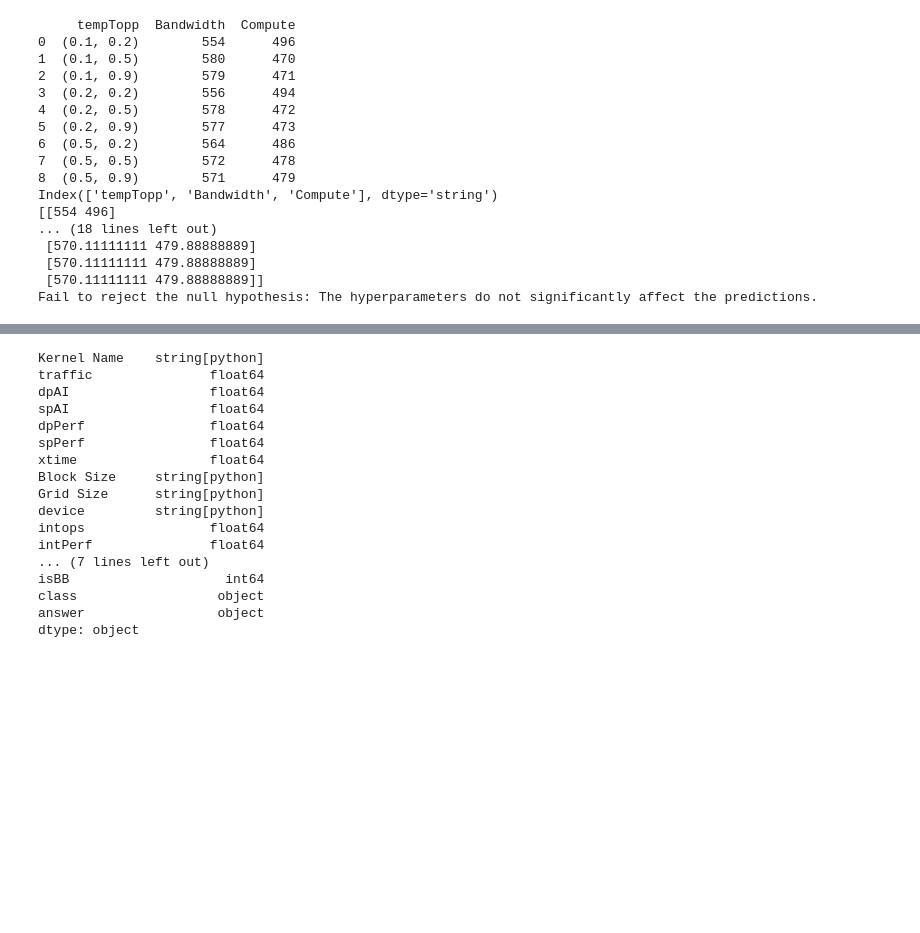
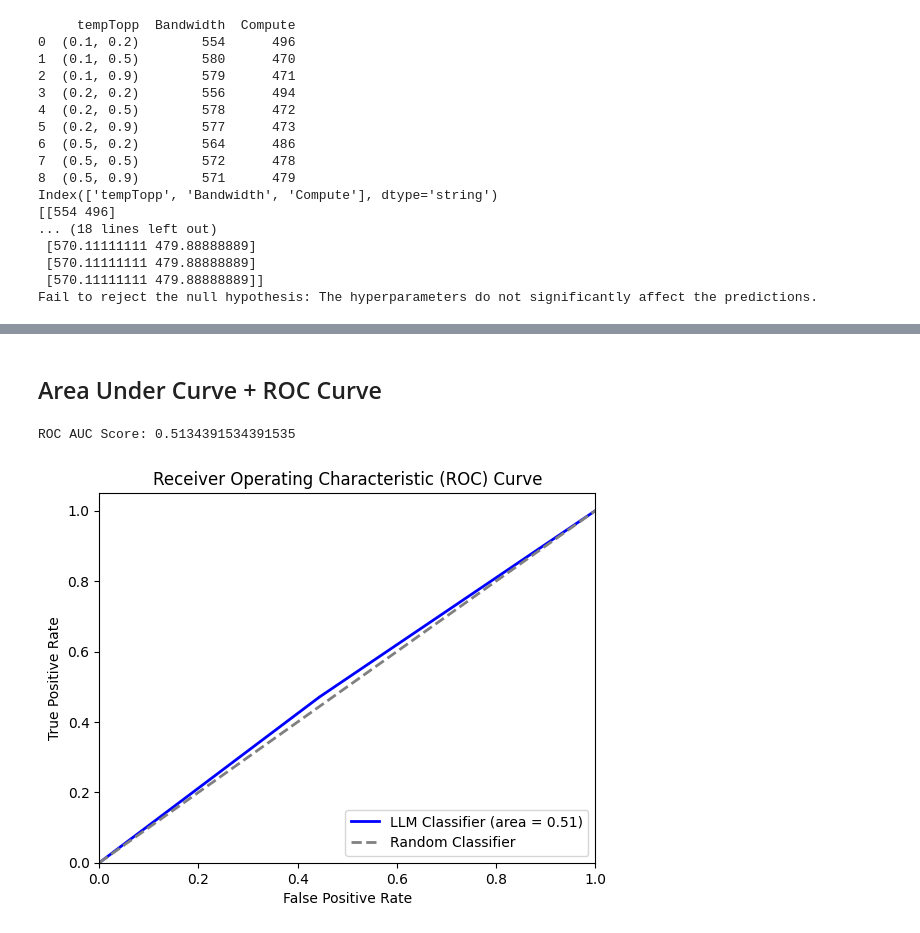
Before and after one commit to Scientific-Computing-Lab/ParallelCodeEstimation, a Jupyter notebook: dataset-gen/vizZeroShotData.ipynb, the cells around one changed output, grey strips where cells are left out. Drawn from its saved outputs; the diff is of its cells as text; code cells hidden in the pictures; blank space fills up the shorter version.

```diff
--- a/dataset-gen/vizZeroShotData.ipynb
+++ b/dataset-gen/vizZeroShotData.ipynb
@@ -493,5 +308,0 @@ Here we scale down the `spPerf` and `dpPerf` columns to be on the scale of 1e11
-# %%
-# scale everything to be in TFLOP/s
-df['dpPerf'] = df['dpPerf']*(1e-12)
-df['spPerf'] = df['spPerf']*(1e-12)
-df['intPerf'] = df['intPerf']*(1e-12)
@@ -596,15 +308,0 @@ The NVIDIA rooflines are based on empirical data that they seem to gather on-the
-# %%
-# This is only classifying a code as Bandwidth-Bound because of its Single-Precision behavior
-# Sometimes the SP is really low because a code is doing DP ops, so it may not be BB
-#df['isBB'] = df['spAI'] < balancePointSPFLOPPerByte
-
-# We instead opt to check if the code is BB relative to all 3 metrics (intOP, spFLOP, dpFLOP)
-# where each metric is checked against its respective balance point.
-# If the LLM is smart enough, it should recognize the types of operations a code is doing and then
-# be able to classify which roofline it belongs to.
-df['isBB'] = (df['spAI'] < balancePointSPFLOPPerByte) & (df['dpAI'] < balancePointDPFLOPPerByte) & (df['intAI'] < balancePointINTOPPerByte)
-
-df['isBB'] = df['isBB'].apply(lambda x: 1 if x else 0)
-
-df['class'] = df['isBB'].apply(lambda x: 'Bandwidth-bound' if x==1 else 'Compute-Bound')
-df['answer'] = df['isBB'].apply(lambda x: 'Bandwidth' if x==1 else 'Compute')
@@ -1041,21 +309,29 @@ await write_df_to_jsonl(valDF, 'validation-dataset', True)
-# %%
-
-print(trainDF.dtypes)
-# %% [output]
-Kernel Name    string[python]
-traffic               float64
-dpAI                  float64
-spAI                  float64
-dpPerf                float64
-spPerf                float64
-xtime                 float64
-Block Size     string[python]
-Grid Size      string[python]
-device         string[python]
-intops                float64
-intPerf               float64
-... (7 lines left out)
-isBB                    int64
-class                  object
-answer                 object
-dtype: object
+# %% [markdown]
+## Area Under Curve + ROC Curve
+# %%
+# Encode the categorical string labels to integers
+label_encoder = LabelEncoder()
+true_labels_encoded = label_encoder.fit_transform(df['answer'])
+predicted_labels_encoded = label_encoder.transform(df['llmResponse'])
+
+# Calculate ROC AUC score
+roc_auc = roc_auc_score(true_labels_encoded, predicted_labels_encoded)
+print(f"ROC AUC Score: {roc_auc}")
+
+# Calculate ROC curve
+fpr, tpr, thresholds = roc_curve(true_labels_encoded, predicted_labels_encoded)
+
+# Plot ROC curve
+plt.figure()
+plt.plot(fpr, tpr, color='blue', lw=2, label=f'LLM Classifier (area = {roc_auc:.2f})')
+plt.plot([0, 1], [0, 1], color='gray', lw=2, linestyle='--', label='Random Classifier')
+plt.xlim([0.0, 1.0])
+plt.ylim([0.0, 1.05])
+plt.xlabel('False Positive Rate')
+plt.ylabel('True Positive Rate')
+plt.title('Receiver Operating Characteristic (ROC) Curve')
+plt.legend(loc="lower right")
+plt.show()
+# %% [output]
+ROC AUC Score: 0.5134391534391535
+[figure, added]
```
Also changed, not shown: parts of 52 cells of this notebook, 1 other file.
